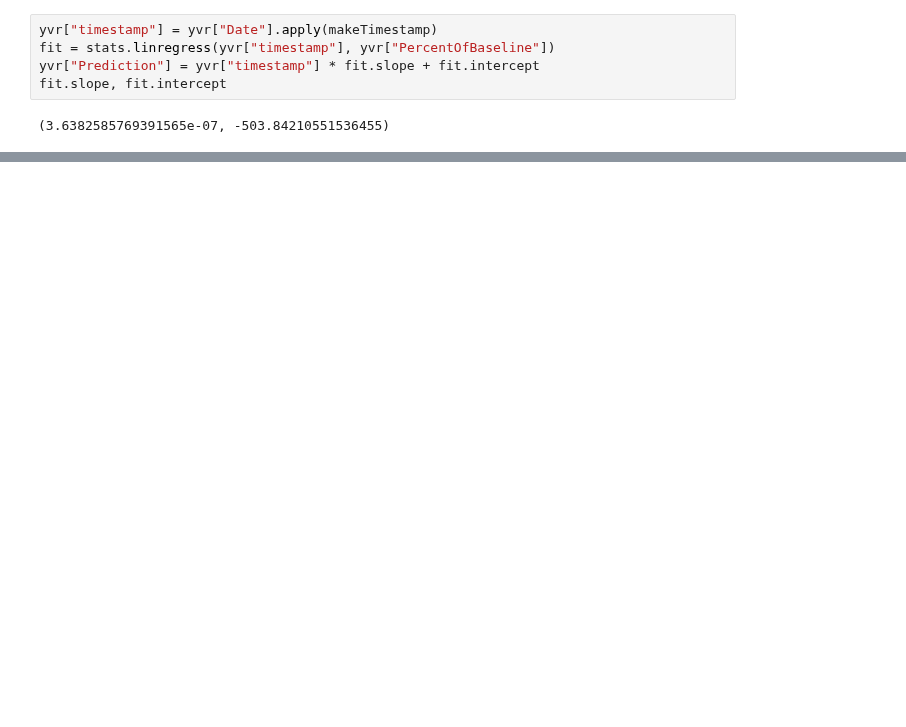
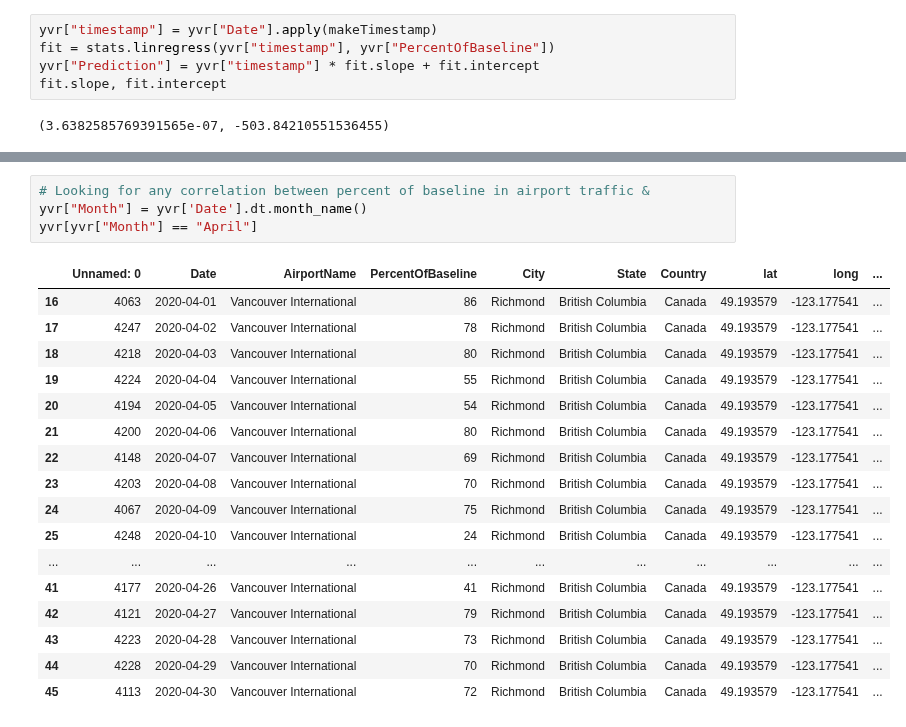
Before and after one commit to clement-ip/covid-airport-travel, a Jupyter notebook: analyze_airport_hubs.ipynb, the cells around one changed output, grey strips where cells are left out. Saved outputs shown, nothing was run; the diff lists cells and outputs as text; blank space fills up the shorter version.

```diff
--- a/analyze_airport_hubs.ipynb
+++ b/analyze_airport_hubs.ipynb
@@ -75 +75,23 @@ Text(0.5, 0, '')
 [figure]
+# %%
+# Looking for any correlation between percent of baseline in airport traffic &
+yvr["Month"] = yvr['Date'].dt.month_name()
+yvr[yvr["Month"] == "April"]
+# %% [output]
+|  | Unnamed: 0 | Date | AirportName | PercentOfBaseline | City | State | Country | lat | long | ... |
+| 16 | 4063 | 2020-04-01 | Vancouver International | 86 | Richmond | British Columbia | Canada | 49.193579 | -123.177541 | ... |
+| 17 | 4247 | 2020-04-02 | Vancouver International | 78 | Richmond | British Columbia | Canada | 49.193579 | -123.177541 | ... |
+| 18 | 4218 | 2020-04-03 | Vancouver International | 80 | Richmond | British Columbia | Canada | 49.193579 | -123.177541 | ... |
+| 19 | 4224 | 2020-04-04 | Vancouver International | 55 | Richmond | British Columbia | Canada | 49.193579 | -123.177541 | ... |
+| 20 | 4194 | 2020-04-05 | Vancouver International | 54 | Richmond | British Columbia | Canada | 49.193579 | -123.177541 | ... |
+| 21 | 4200 | 2020-04-06 | Vancouver International | 80 | Richmond | British Columbia | Canada | 49.193579 | -123.177541 | ... |
+| 22 | 4148 | 2020-04-07 | Vancouver International | 69 | Richmond | British Columbia | Canada | 49.193579 | -123.177541 | ... |
+| 23 | 4203 | 2020-04-08 | Vancouver International | 70 | Richmond | British Columbia | Canada | 49.193579 | -123.177541 | ... |
+| 24 | 4067 | 2020-04-09 | Vancouver International | 75 | Richmond | British Columbia | Canada | 49.193579 | -123.177541 | ... |
+| 25 | 4248 | 2020-04-10 | Vancouver International | 24 | Richmond | British Columbia | Canada | 49.193579 | -123.177541 | ... |
+| ... | ... | ... | ... | ... | ... | ... | ... | ... | ... | ... |
+| 41 | 4177 | 2020-04-26 | Vancouver International | 41 | Richmond | British Columbia | Canada | 49.193579 | -123.177541 | ... |
+| 42 | 4121 | 2020-04-27 | Vancouver International | 79 | Richmond | British Columbia | Canada | 49.193579 | -123.177541 | ... |
+| 43 | 4223 | 2020-04-28 | Vancouver International | 73 | Richmond | British Columbia | Canada | 49.193579 | -123.177541 | ... |
+| 44 | 4228 | 2020-04-29 | Vancouver International | 70 | Richmond | British Columbia | Canada | 49.193579 | -123.177541 | ... |
+| 45 | 4113 | 2020-04-30 | Vancouver International | 72 | Richmond | British Columbia | Canada | 49.193579 | -123.177541 | ... |
```
Also changed, not shown: parts of 4 cells of this notebook, 2 other files.
